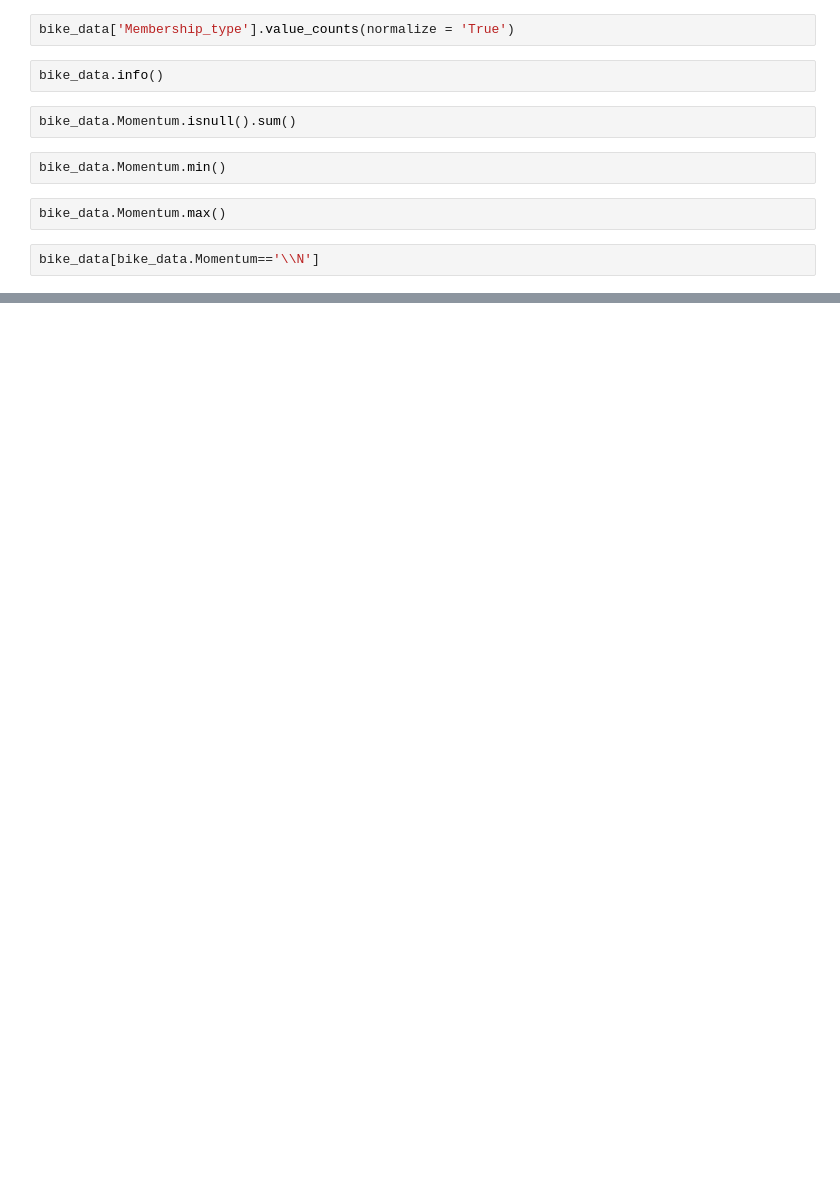
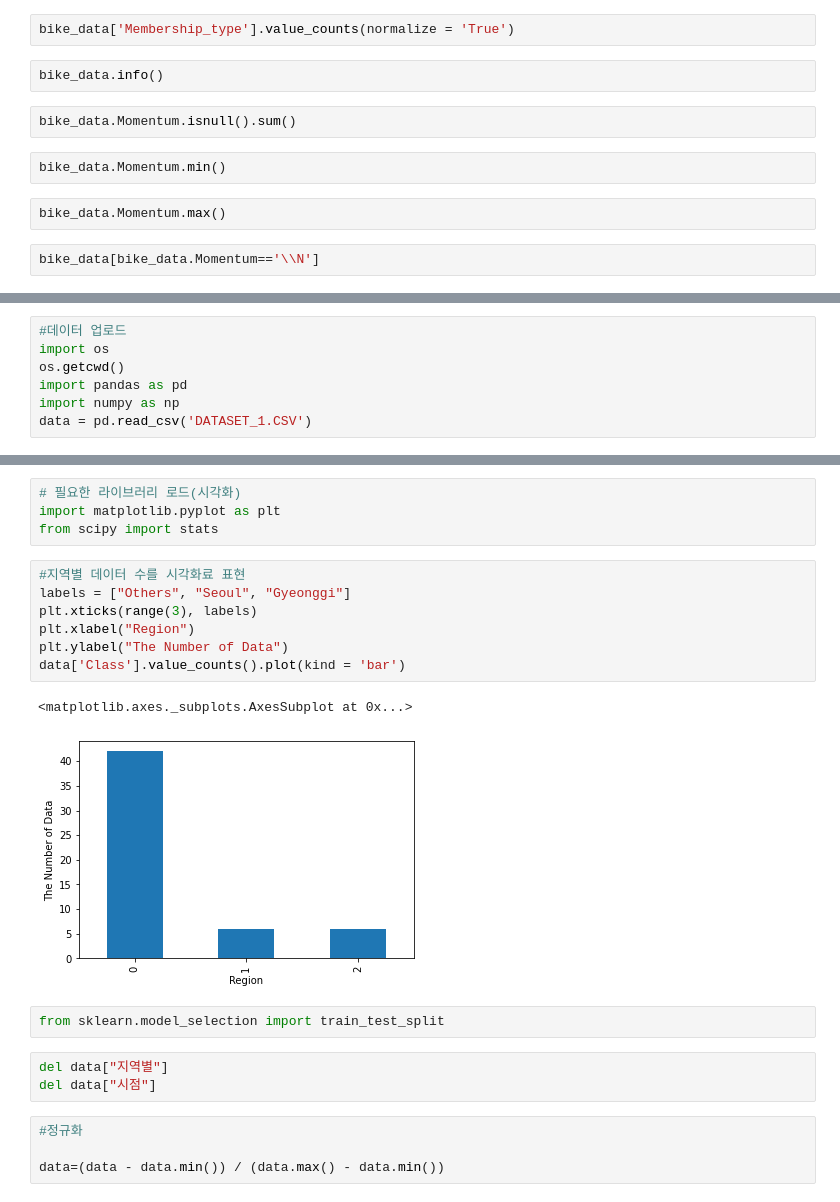
Before and after one commit to dlrjswn179/dlrjswn179, a Jupyter notebook: 비교과_노트.ipynb, the cells around one changed output, grey strips where cells are left out. Drawn from its saved outputs; the diff is of its cells as text; blank space fills up the shorter version.

```diff
--- a/비교과_노트.ipynb
+++ b/비교과_노트.ipynb
@@ -141,0 +587,7 @@ bike_data[bike_data.Momentum=='\\N']
+# %%
+#데이터 업로드
+import os
+os.getcwd()
+import pandas as pd
+import numpy as np
+data = pd.read_csv('DATASET_1.CSV')
@@ -141,0 +702,23 @@ bike_data[bike_data.Momentum=='\\N']
+# %%
+# 필요한 라이브러리 로드(시각화)
+import matplotlib.pyplot as plt
+from scipy import stats
+# %%
+#지역별 데이터 수를 시각화료 표현
+labels = ["Others", "Seoul", "Gyeonggi"]
+plt.xticks(range(3), labels)
+plt.xlabel("Region")
+plt.ylabel("The Number of Data")
+data['Class'].value_counts().plot(kind = 'bar')
+# %% [output]
+<matplotlib.axes._subplots.AxesSubplot at 0x...>
+[figure, added]
+# %%
+from sklearn.model_selection import train_test_split
+# %%
+del data["지역별"]
+del data["시점"]
+# %%
+#정규화
+
+data=(data - data.min()) / (data.max() - data.min())
```
Also changed, not shown: parts of 141 cells of this notebook.
